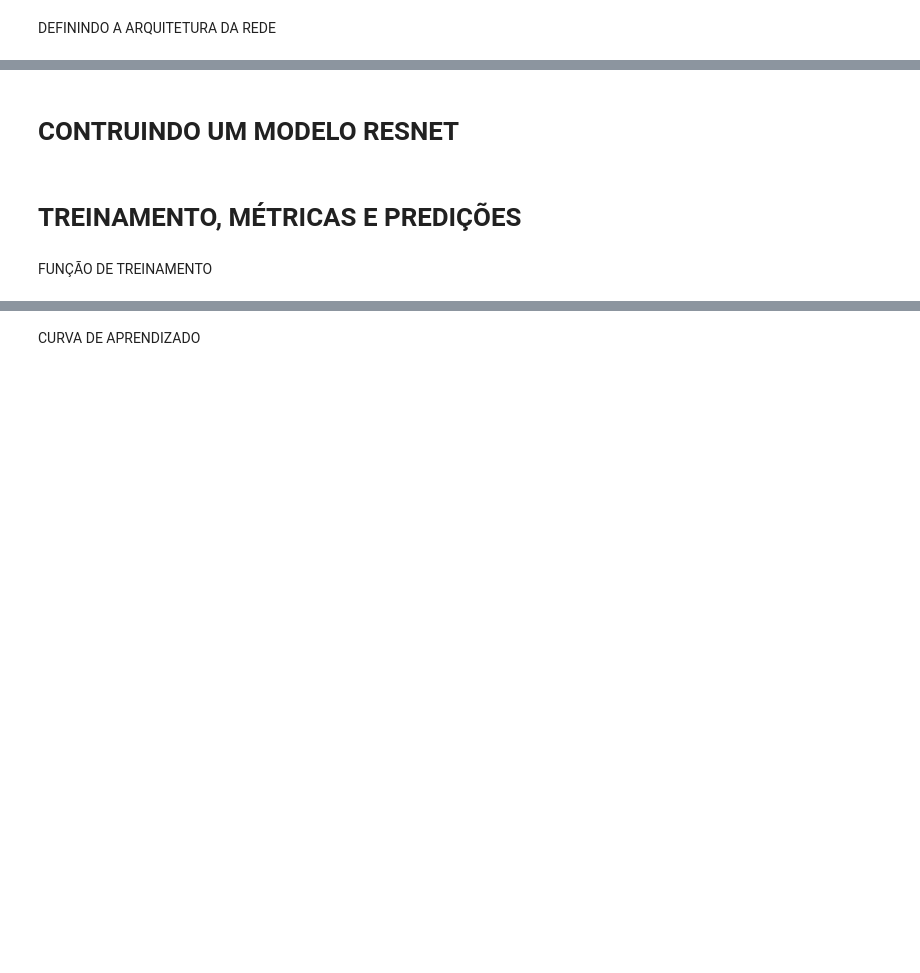
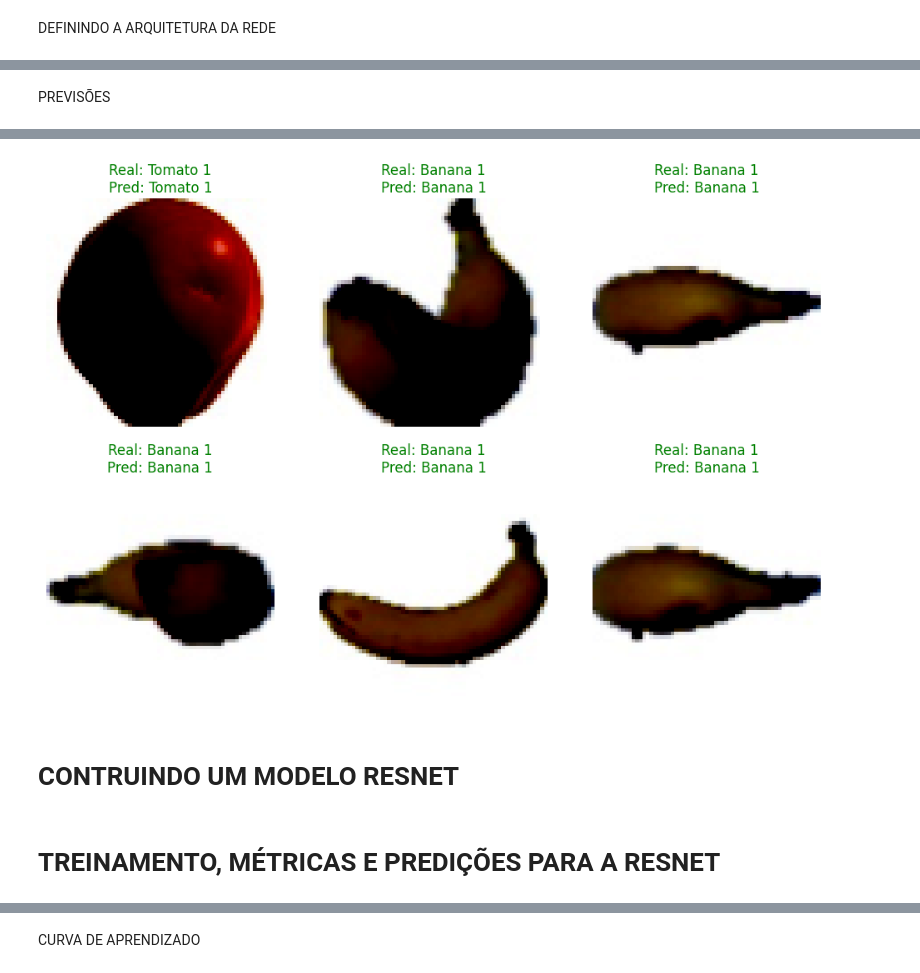
Before and after one commit to ronaldnunes/Fruits-classification-w-pytorch, a Jupyter notebook: FruitsCNN.ipynb, the cells around one changed output, grey strips where cells are left out. Saved outputs shown, nothing was run; the diff lists cells and outputs as text; code cells hidden in the pictures; blank space fills up the shorter version.

```diff
--- a/FruitsCNN.ipynb
+++ b/FruitsCNN.ipynb
@@ -101,0 +286,5 @@ optimizer = torch.optim.Adam(ConvNet.parameters(), lr=0.0001)  # DEFININDO O OTI
+# %% [markdown]
+PREVISÕES
+# %%
+Predict(convnet, test_loader)
+# %% [output]
@@ -102,3 +297,4 @@ optimizer = torch.optim.Adam(ConvNet.parameters(), lr=0.0001)  # DEFININDO O OTI
+[figure, added]
 # %% [markdown]
 # CONTRUINDO UM MODELO RESNET
 # %%
@@ -115,4 +311,2 @@ optimizer = torch.optim.Adam(ResNet.parameters(), lr=0.0001)  # DEFININDO O OTIM
 # %% [markdown]
-# TREINAMENTO, MÉTRICAS E PREDIÇÕES
+# TREINAMENTO, MÉTRICAS E PREDIÇÕES PARA A RESNET
-# %% [markdown]
-FUNÇÃO DE TREINAMENTO
```
Also changed, not shown: parts of 52 cells of this notebook.
